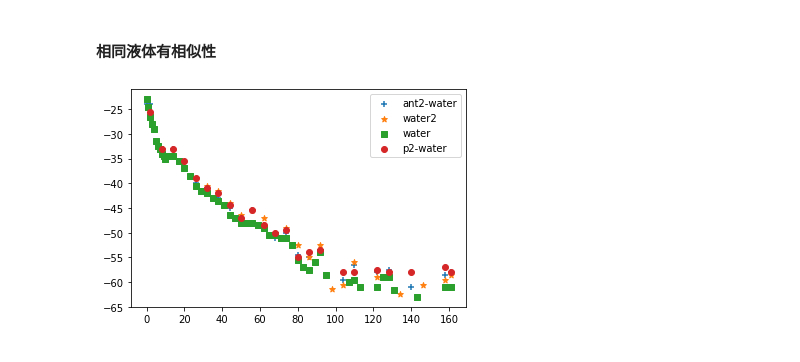
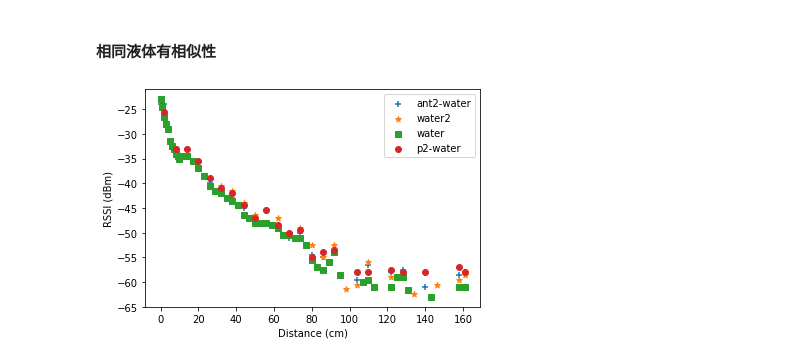
Before and after one commit to Jennifer331/Scripts, a Jupyter notebook: python/jupter/解释RSSI随频率和距离的变化.ipynb, the cells around one changed output. Cells and saved outputs as stored; diff of their text form; code cells hidden in the pictures.

```diff
--- a/python/jupter/解释RSSI随频率和距离的变化.ipynb
+++ b/python/jupter/解释RSSI随频率和距离的变化.ipynb
@@ -116,12 +124,14 @@ plt.show()
 # %% [markdown]
 #### 相同液体有相似性
 # %%
-plotter.plot_mr_freq_rssi('ant_water', f, '+', 'ant2-water')
-plotter.plot_mr_freq_rssi('water2', f, '*', 'water2')
-plotter.plot_mr_freq_rssi('water', f, 's', 'water')
-plotter.plot_mr_freq_rssi('p_water', f, 'o', 'p2-water')
+plotter.plot_mr_freq('ant_water', f, 'RSSI', '+', 'ant2-water')
+plotter.plot_mr_freq('water2', f, 'RSSI', '*', 'water2')
+plotter.plot_mr_freq('water', f, 'RSSI', 's', 'water')
+plotter.plot_mr_freq('p_water', f, 'RSSI', 'o', 'p2-water')
 
+plt.xlabel('Distance (cm)')
+plt.ylabel('RSSI (dBm)')
 plt.legend()
 plt.show()
 # %% [output]
-[figure, old version]
+[figure, new version]
```
Also changed, not shown: parts of 6 cells of this notebook, 5 other files.
